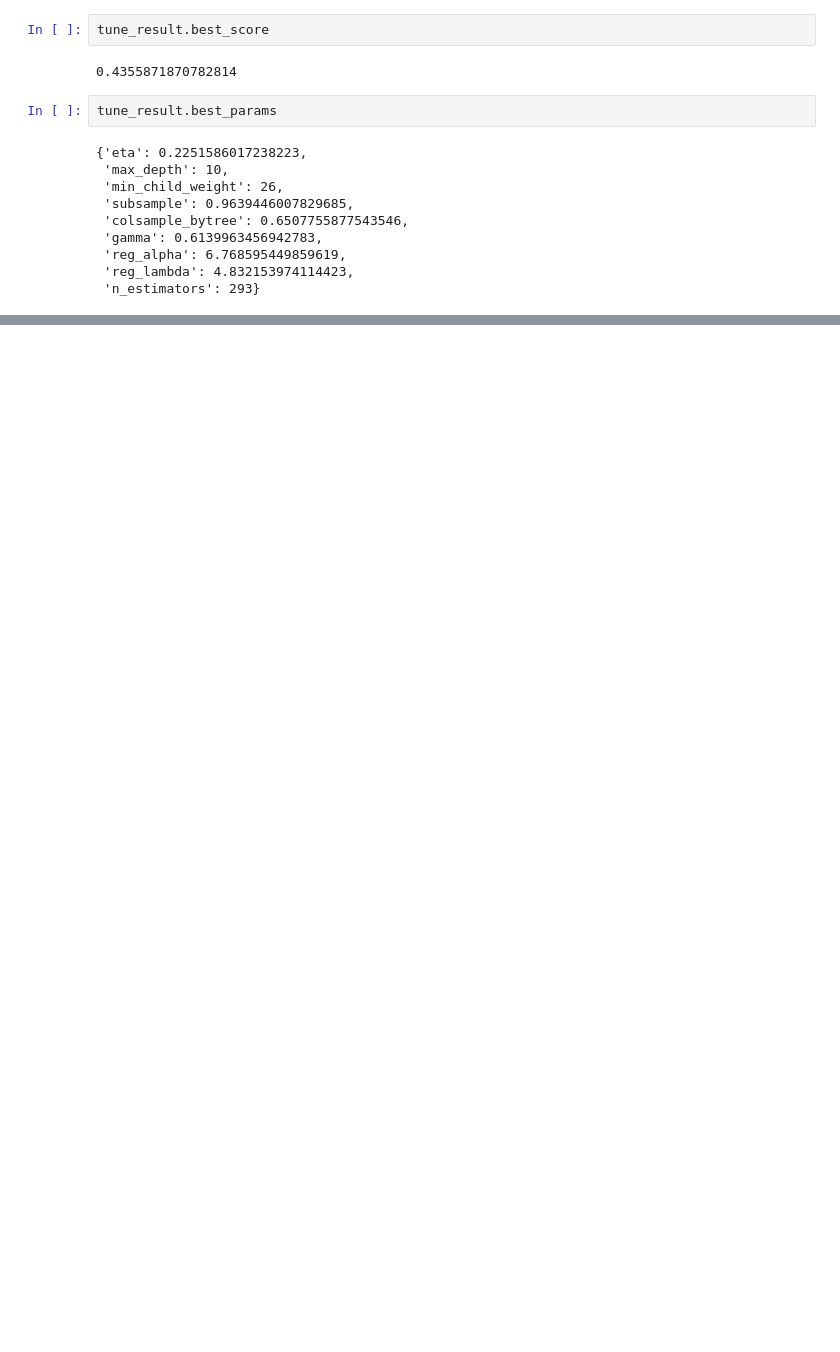
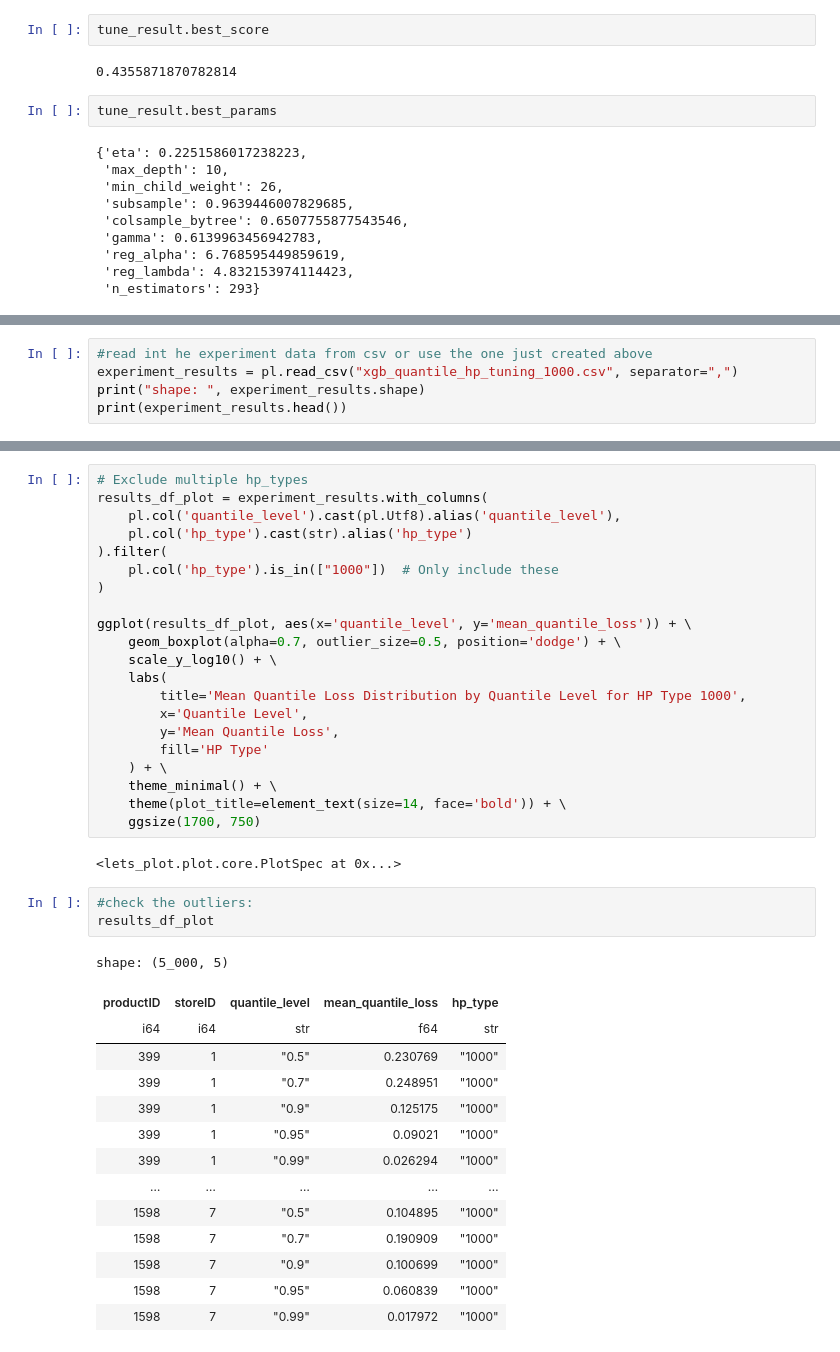
Before and after one commit to ivn23/bench-time, a Jupyter notebook: pipeline_test.ipynb, the cells around one changed output, grey strips where cells are left out. Saved outputs shown, nothing was run; the diff lists cells and outputs as text; blank space fills up the shorter version.

```diff
--- a/pipeline_test.ipynb
+++ b/pipeline_test.ipynb
@@ -419,0 +497,5 @@ shape: (1, 1)
+# %%
+#read int he experiment data from csv or use the one just created above
+experiment_results = pl.read_csv("xgb_quantile_hp_tuning_1000.csv", separator=",")
+print("shape: ", experiment_results.shape)
+print(experiment_results.head())
@@ -457,0 +662,41 @@ ggplot(results_df, aes(x='quantile_level', y='mean_quantile_loss')) + \
+# %%
+# Exclude multiple hp_types
+results_df_plot = experiment_results.with_columns(
+    pl.col('quantile_level').cast(pl.Utf8).alias('quantile_level'),
+    pl.col('hp_type').cast(str).alias('hp_type')
+).filter(
+    pl.col('hp_type').is_in(["1000"])  # Only include these
+)
+
+ggplot(results_df_plot, aes(x='quantile_level', y='mean_quantile_loss')) + \
+    geom_boxplot(alpha=0.7, outlier_size=0.5, position='dodge') + \
+    scale_y_log10() + \
+    labs(
+        title='Mean Quantile Loss Distribution by Quantile Level for HP Type 1000',
+        x='Quantile Level',
+        y='Mean Quantile Loss',
+        fill='HP Type'
+    ) + \
+    theme_minimal() + \
+    theme(plot_title=element_text(size=14, face='bold')) + \
+    ggsize(1700, 750)
+# %% [output]
+<lets_plot.plot.core.PlotSpec at 0x...>
+# %%
+#check the outliers:
+results_df_plot
+# %% [output]
+shape: (5_000, 5)
+| productID | storeID | quantile_level | mean_quantile_loss | hp_type |
+| i64 | i64 | str | f64 | str |
+| 399 | 1 | "0.5" | 0.230769 | "1000" |
+| 399 | 1 | "0.7" | 0.248951 | "1000" |
+| 399 | 1 | "0.9" | 0.125175 | "1000" |
+| 399 | 1 | "0.95" | 0.09021 | "1000" |
+| 399 | 1 | "0.99" | 0.026294 | "1000" |
+| … | … | … | … | … |
+| 1598 | 7 | "0.5" | 0.104895 | "1000" |
+| 1598 | 7 | "0.7" | 0.190909 | "1000" |
+| 1598 | 7 | "0.9" | 0.100699 | "1000" |
+| 1598 | 7 | "0.95" | 0.060839 | "1000" |
+| 1598 | 7 | "0.99" | 0.017972 | "1000" |
```
Also changed, not shown: parts of 33 cells of this notebook, 8 other files.
